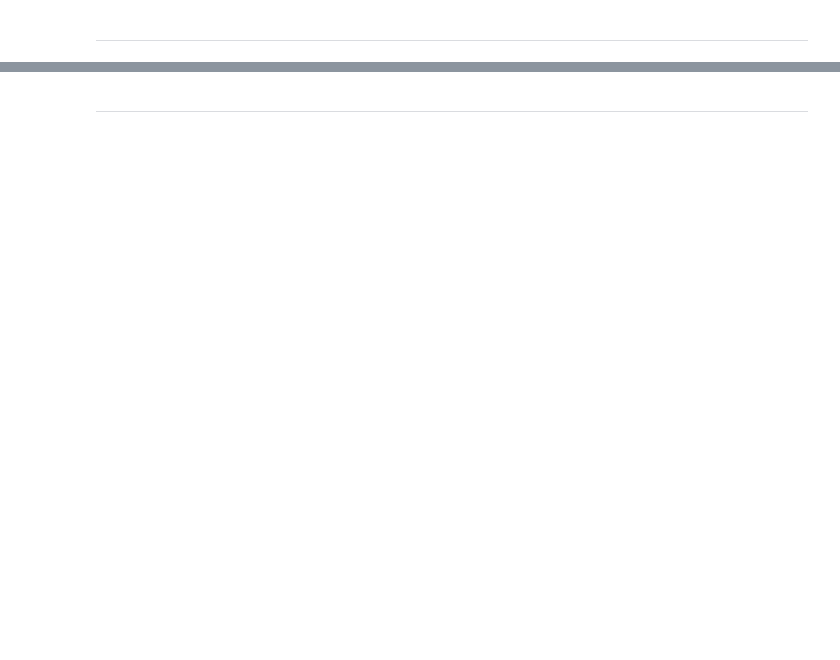
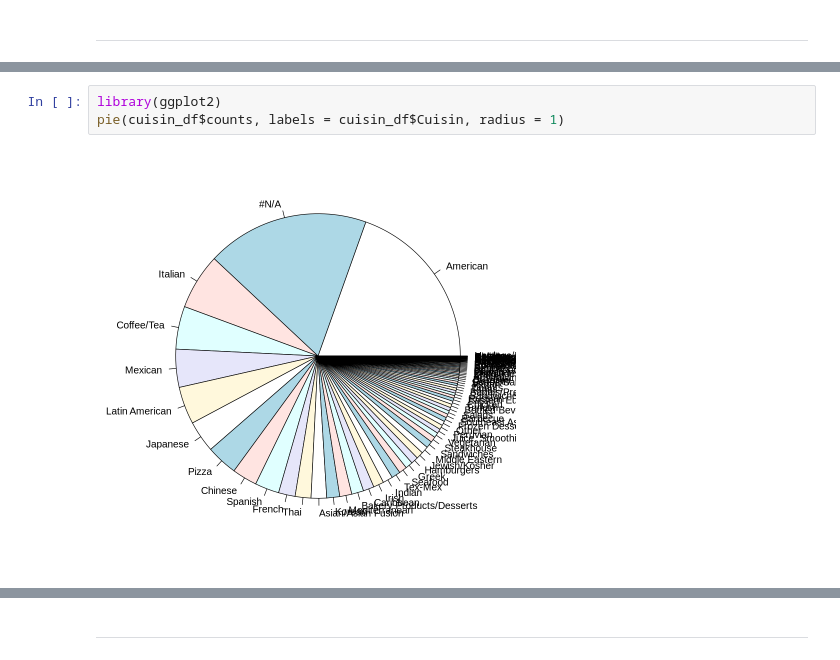
Before and after one commit to JieyingCai/final-project-restaurant, a Jupyter notebook: source.ipynb, the cells around one changed output, grey strips where cells are left out. Cells and saved outputs as stored; diff of their text form; blank space fills up the shorter version.

```diff
--- a/source.ipynb
+++ b/source.ipynb
@@ -170,0 +167,5 @@ A tibble: 6 × 2
+# %%
+library(ggplot2)
+pie(cuisin_df$counts, labels = cuisin_df$Cuisin, radius = 1)
+# %% [output]
+[figure, added]
```
Also changed, not shown: parts of 30 cells of this notebook.
